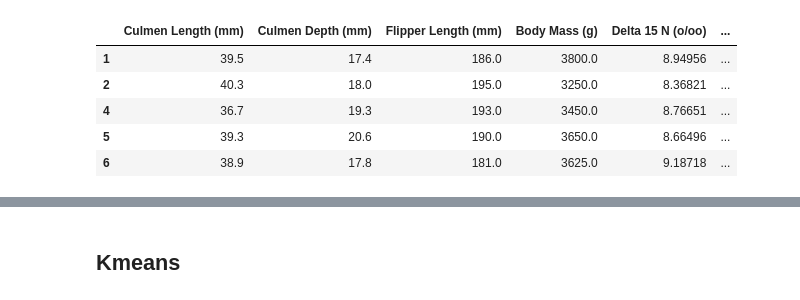
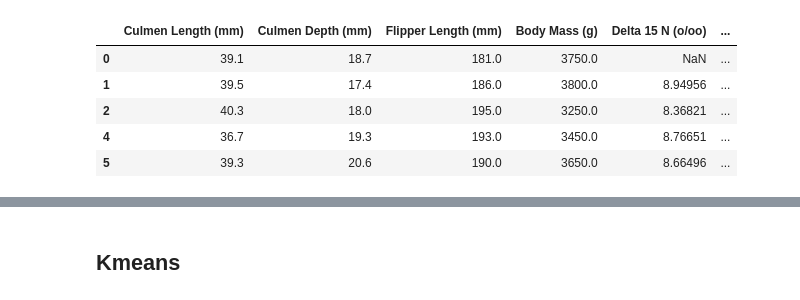
Before and after one commit to HanLuong13/m09_group_05, a Jupyter notebook: Alysia-M09-Assessment-DBSCAN.ipynb, the cells around one changed output, grey strips where cells are left out. Drawn from its saved outputs; the diff is of its cells as text; code cells hidden in the pictures.

```diff
--- a/Alysia-M09-Assessment-DBSCAN.ipynb
+++ b/Alysia-M09-Assessment-DBSCAN.ipynb
@@ -11,18 +19,18 @@ data = pd.read_csv('2021-11-ml-09-k-means-animals-dataset.csv')
 # %%
 # view dataset
 data.head(5)
 # change comments column to int and drop nulls
 data.drop(['Region', 'Stage', 'Individual ID', 'Comments'], axis=1, inplace=True)
 # drop nulls
-data.dropna(inplace=True)
+data.dropna(axis=0, thresh=4, inplace=True)
 # review dataset
 data.head(5)
 # %% [output]
 |  | Culmen Length (mm) | Culmen Depth (mm) | Flipper Length (mm) | Body Mass (g) | Delta 15 N (o/oo) | ... |
+| 0 | 39.1 | 18.7 | 181.0 | 3750.0 | NaN | ... |
 | 1 | 39.5 | 17.4 | 186.0 | 3800.0 | 8.94956 | ... |
 | 2 | 40.3 | 18.0 | 195.0 | 3250.0 | 8.36821 | ... |
 | 4 | 36.7 | 19.3 | 193.0 | 3450.0 | 8.76651 | ... |
 | 5 | 39.3 | 20.6 | 190.0 | 3650.0 | 8.66496 | ... |
-| 6 | 38.9 | 17.8 | 181.0 | 3625.0 | 9.18718 | ... |
 # %%
 # standardize data, ETL
```
Also changed, not shown: parts of 31 cells of this notebook.
